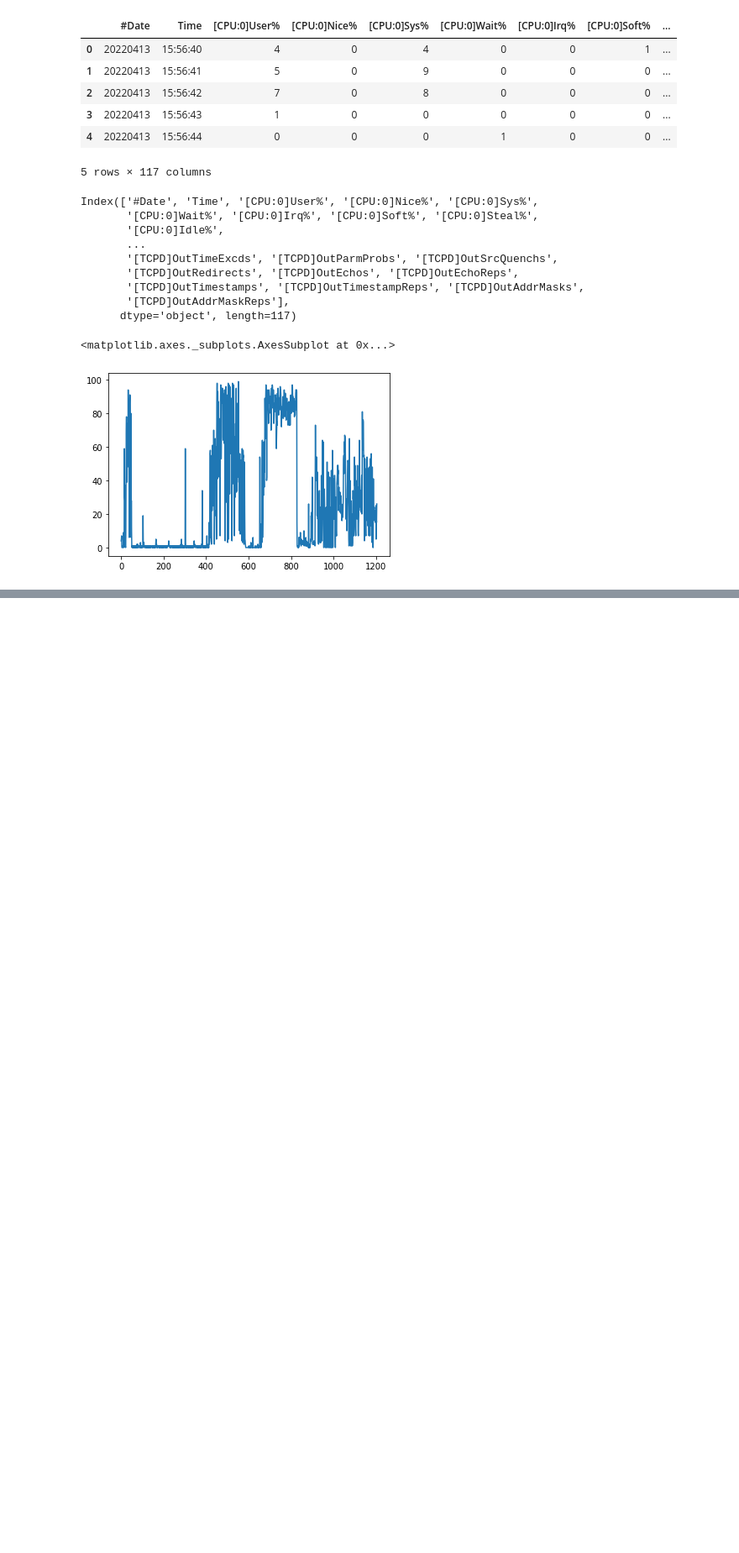
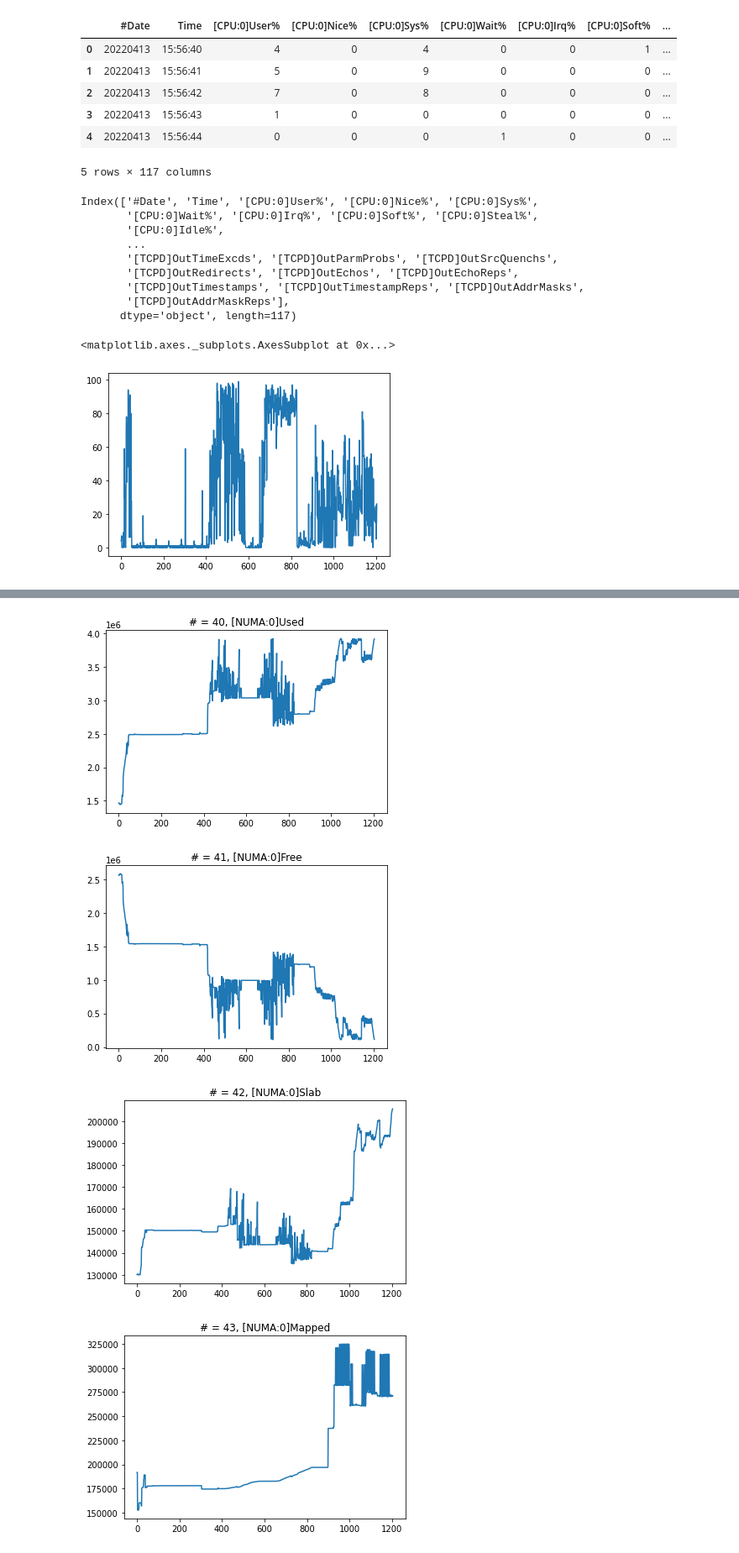
Before and after one commit to JoDeMiro/Micado-Optimizer-Test, a Jupyter notebook: Auditor_for_Mylog.ipynb, the cells around one changed output, grey strips where cells are left out. Shown at 84% size. Drawn from its saved outputs; the diff is of its cells as text; code cells hidden in the pictures; blank space fills up the shorter version.

```diff
--- a/Auditor_for_Mylog.ipynb
+++ b/Auditor_for_Mylog.ipynb
@@ -34,0 +200,34 @@ df['[CPU:0]User%'].plot()
+# %%
+# -------------------------------------------------------------------------
+# Vigyázni kell a számozással mert a Linux Scriptben majd ki fognak esni
+# olyan változók amelyek String-ek
+# Itt is van egy ilyen ami majd ki fog esni és emiatt elcsúszik a számozás
+# -------------------------------------------------------------------------
+
+# NUMA - Jó kérdés, hogy ez mi érdekes a Grafikonja
+
+# ----------------> van itt néhány változó jó lenne tudni, hogy tudnám
+# ----------------> átalakítani őket %-os formába
+#-----------------> Ha fix az inicializált max akkor át tudom alakítani
+# 40 - Used
+# 41 - Free
+# 42 - Slab
+# 43 - Mapped
+# 44 - Anon
+# 45 - 48 -> constans
+
+
+var_names = df.columns
+
+# for i in range(len(var_names)):
+# i = 0 = #Date
+# i = 1 = Time
+for i in range(40, 48):
+  plt.plot(df[var_names[i]])
+  plt.title('# = ' + str(i) + ', ' + var_names[i])
+  plt.show()
+# %% [output]
+[figure, added]
+[figure, added]
+[figure, added]
+[figure, added]
```
Also changed, not shown: parts of 11 cells of this notebook.
